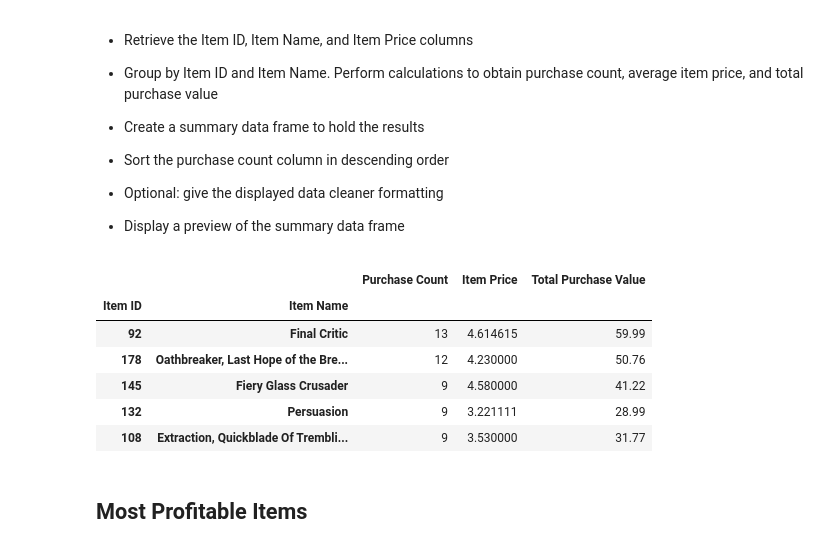
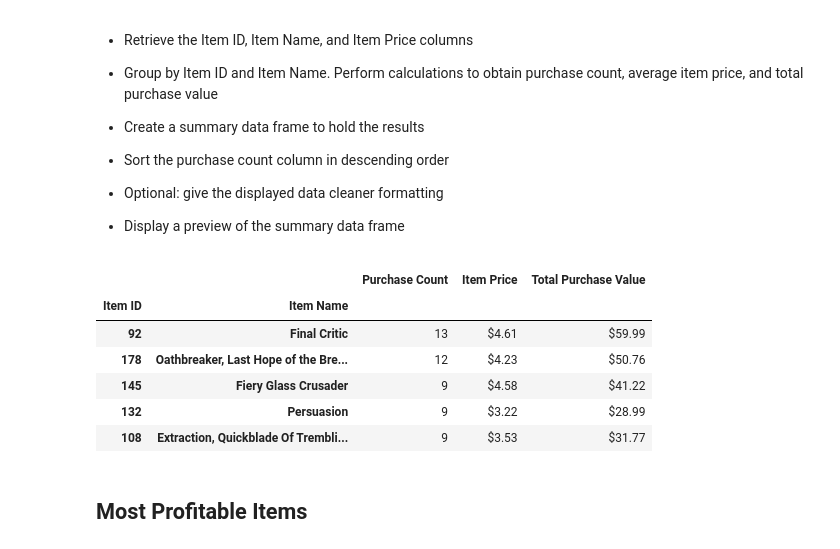
Before and after one commit to CoryOpie/HeroesOfPymoli-Analysis, a Jupyter notebook: HeroesOfPymoli_starter.ipynb, the cells around one changed output. Cells and saved outputs as stored; diff of their text form; code cells hidden in the pictures.

```diff
--- a/HeroesOfPymoli_starter.ipynb
+++ b/HeroesOfPymoli_starter.ipynb
@@ -238,7 +251,7 @@ gender_purchase_df.head()
 bins = [5, 9.9, 14.9, 19.9 , 24.9, 29.9, 34.9, 39.9, 99]
 label_names = ["<10", "10-14", "15-19", "20-24", "25-29", "30-34", "35-39", "40+"]
 
-purchase_data_df["Age Range"] = pd.cut(purchase_data1_df["Age"], bins, labels=groups, include_lowest=True)
+purchase_data_df["Age Range"] = pd.cut(purchase_data_df["Age"], bins, labels=label_names, include_lowest=True)
 
 ages_df = purchase_data_df.groupby(["Age Range"])
 #ages_df.count()
@@ -256,7 +269,7 @@ ages_demo_df = pd.DataFrame({"Total Count": age_count,
 
 
 #FORMAT HERE------------------------------------------------
-
+ages_demo_df["Percentage of Players"] = ages_demo_df["Percentage of Players"].map("{:,.2f}%".format)
 
 ages_demo_df
 
@@ -435,40 +455,45 @@ top_spendies.head()
 
 
 
 popular_items = purchase_data_df.groupby(["Item ID","Item Name"])
 
 purchase_count = popular_items["Purchase ID"].count()
 #print(purchase_count)
 
 total_purchase_value = popular_items["Price"].sum()
 #print(total_value)
 
-item_price = total_value / purchase_count
+item_price = total_purchase_value / purchase_count
 #print(item_price)
 
 
 #REMEMBER NEW DATAFRAME
 top_sold_items = pd.DataFrame({"Purchase Count": purchase_count,
                          "Item Price": item_price,
                          "Total Purchase Value": total_purchase_value})
 
+top_sold_items["Item Price"] = top_sold_items["Item Price"].map("${:,.2f}".format)
+top_sold_items["Total Purchase Value"] = top_sold_items["Total Purchase Value"].map("${:,.2f}".format)
+
+
+
 most_sold_df = top_sold_items.sort_values(["Purchase Count"], ascending = False)
 
 
 #FORMAT HERE------------------------------------------------
-
+#Same as above! Format before sorting!
 
 
 #top_sold_items.head()
 most_sold_df.head()
 # %% [output]
 |  |  | Purchase Count | Item Price | Total Purchase Value |
 | Item ID | Item Name |  |  |  |
-| 92 | Final Critic | 13 | 4.614615 | 59.99 |
-| 178 | Oathbreaker, Last Hope of the Bre... | 12 | 4.230000 | 50.76 |
-| 145 | Fiery Glass Crusader | 9 | 4.580000 | 41.22 |
-| 132 | Persuasion | 9 | 3.221111 | 28.99 |
-| 108 | Extraction, Quickblade Of Trembli... | 9 | 3.530000 | 31.77 |
+| 92 | Final Critic | 13 | $4.61 | $59.99 |
+| 178 | Oathbreaker, Last Hope of the Bre... | 12 | $4.23 | $50.76 |
+| 145 | Fiery Glass Crusader | 9 | $4.58 | $41.22 |
+| 132 | Persuasion | 9 | $3.22 | $28.99 |
+| 108 | Extraction, Quickblade Of Trembli... | 9 | $3.53 | $31.77 |
 # %% [markdown]
 ## Most Profitable Items
 # %% [markdown]
```
Also changed, not shown: parts of 8 cells of this notebook.
